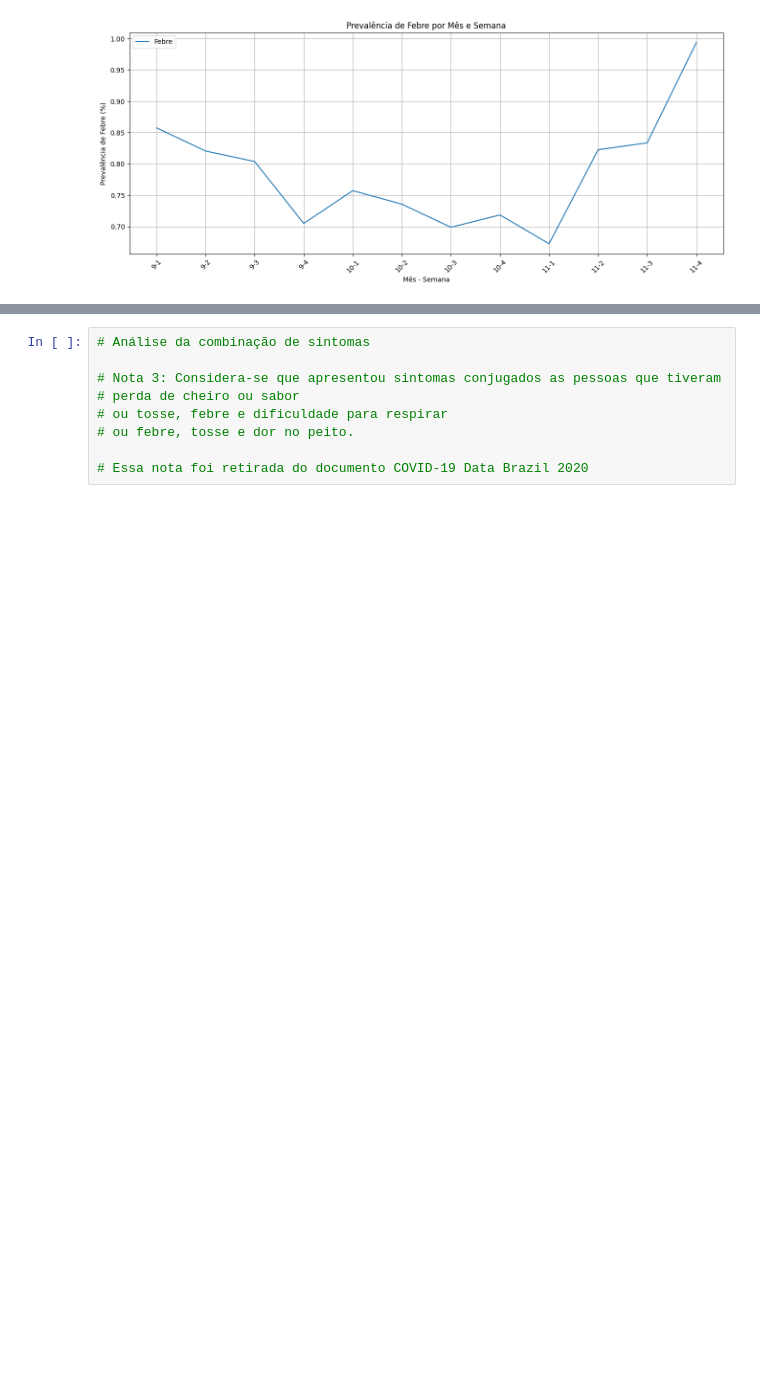
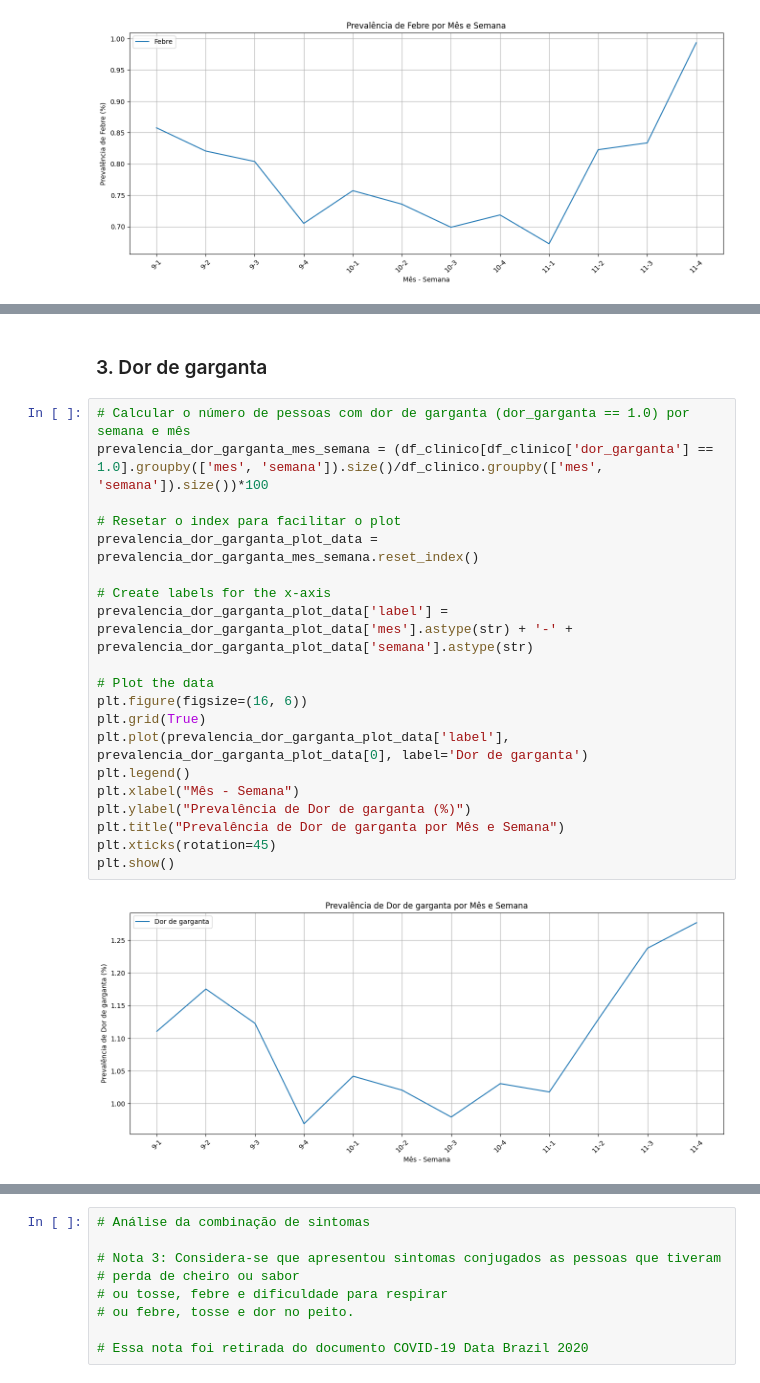
Before and after one commit to jaqueantunes/covid_pos, a Jupyter notebook: pos_T3.ipynb, the cells around one changed output, grey strips where cells are left out. Drawn from its saved outputs; the diff is of its cells as text; blank space fills up the shorter version.

```diff
--- a/pos_T3.ipynb
+++ b/pos_T3.ipynb
@@ -316,0 +368,24 @@ plt.show()
+# %% [markdown]
+### 3. Dor de garganta
+# %%
+# Calcular o número de pessoas com dor de garganta (dor_garganta == 1.0) por semana e mês
+prevalencia_dor_garganta_mes_semana = (df_clinico[df_clinico['dor_garganta'] == 1.0].groupby(['mes', 'semana']).size()/df_clinico.groupby(['mes', 'semana']).size())*100
+
+# Resetar o index para facilitar o plot
+prevalencia_dor_garganta_plot_data = prevalencia_dor_garganta_mes_semana.reset_index()
+
+# Create labels for the x-axis
+prevalencia_dor_garganta_plot_data['label'] = prevalencia_dor_garganta_plot_data['mes'].astype(str) + '-' + prevalencia_dor_garganta_plot_data['semana'].astype(str)
+
+# Plot the data
+plt.figure(figsize=(16, 6))
+plt.grid(True)
+plt.plot(prevalencia_dor_garganta_plot_data['label'], prevalencia_dor_garganta_plot_data[0], label='Dor de garganta')
+plt.legend()
+plt.xlabel("Mês - Semana")
+plt.ylabel("Prevalência de Dor de garganta (%)")
+plt.title("Prevalência de Dor de garganta por Mês e Semana")
+plt.xticks(rotation=45)
+plt.show()
+# %% [output]
+[figure, added]
```
Also changed, not shown: parts of 16 cells of this notebook.
